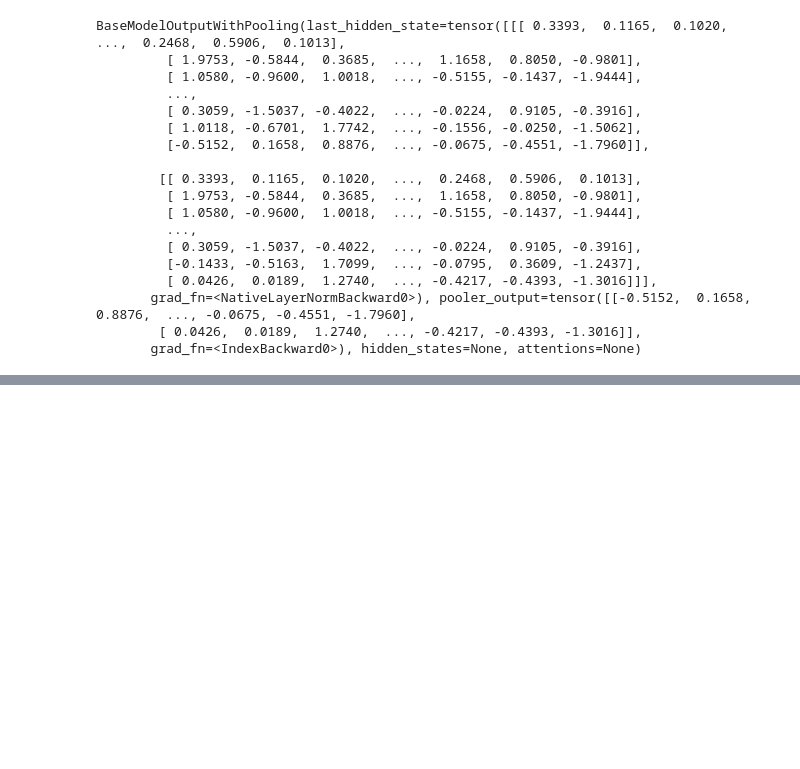
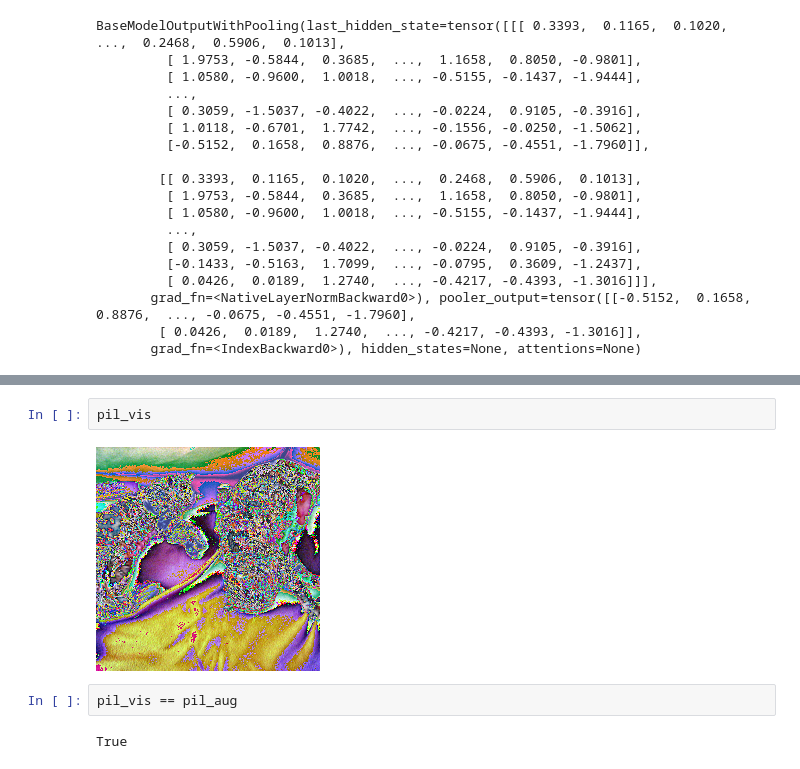
Before and after one commit to nysalvi/clip, a Jupyter notebook: example.ipynb, the cells around one changed output, grey strips where cells are left out. Saved outputs shown, nothing was run; the diff lists cells and outputs as text; blank space fills up the shorter version.

```diff
--- a/example.ipynb
+++ b/example.ipynb
@@ -164,0 +383,8 @@ BaseModelOutputWithPooling(last_hidden_state=tensor([[[ 0.3393,  0.1165,  0.1020
+# %%
+pil_vis
+# %% [output]
+[figure, added]
+# %%
+pil_vis == pil_aug
+# %% [output]
+True
```
Also changed, not shown: parts of 31 cells of this notebook, 5 other files.
